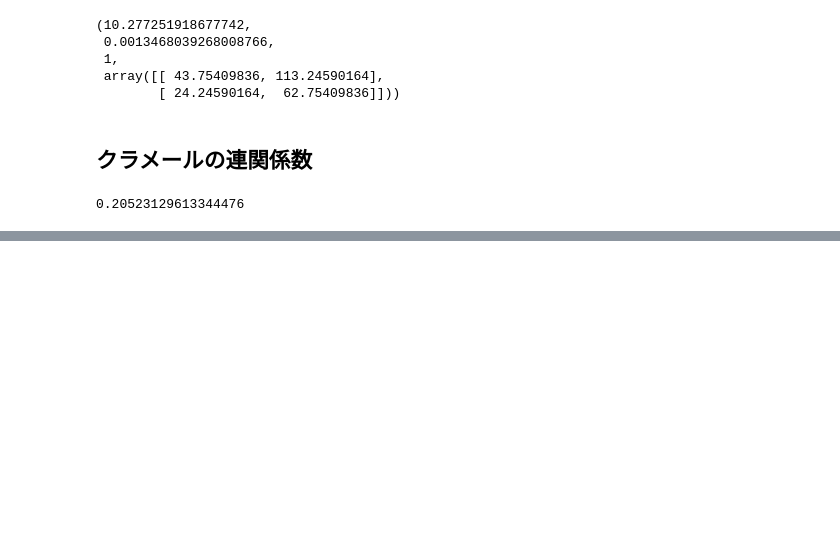
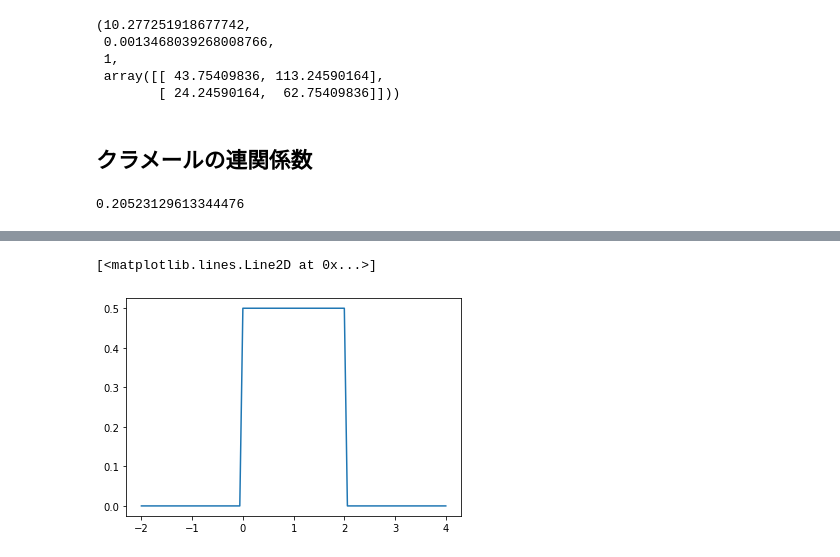
Before and after one commit to pajannat/my-learning, a Jupyter notebook: Kame_Udemy_StatsCourse/statistics.ipynb, the cells around one changed output, grey strips where cells are left out. Drawn from its saved outputs; the diff is of its cells as text; code cells hidden in the pictures; blank space fills up the shorter version.

```diff
--- a/Kame_Udemy_StatsCourse/statistics.ipynb
+++ b/Kame_Udemy_StatsCourse/statistics.ipynb
@@ -282,0 +334,8 @@ cramers_v(df['sex'], df['time'])
+# %%
+x = np.linspace(-2, 4, 100)
+y = stats.uniform(loc=0, scale=2).pdf(x)
+# %%
+plt.plot(x, y)
+# %% [output]
+[<matplotlib.lines.Line2D at 0x...>]
+[figure, added]
```
Also changed, not shown: parts of 13 cells of this notebook.
